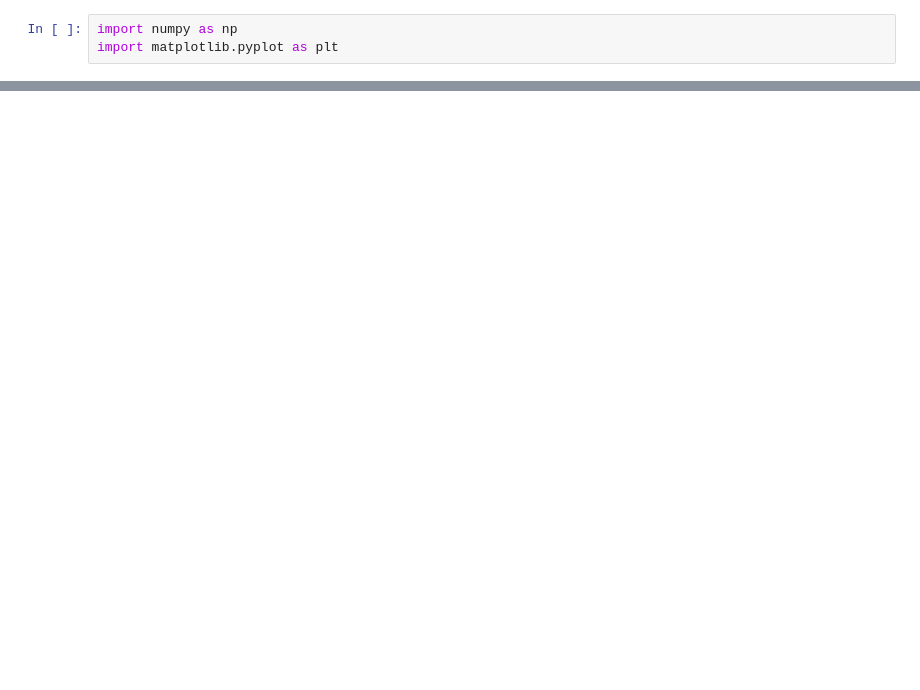
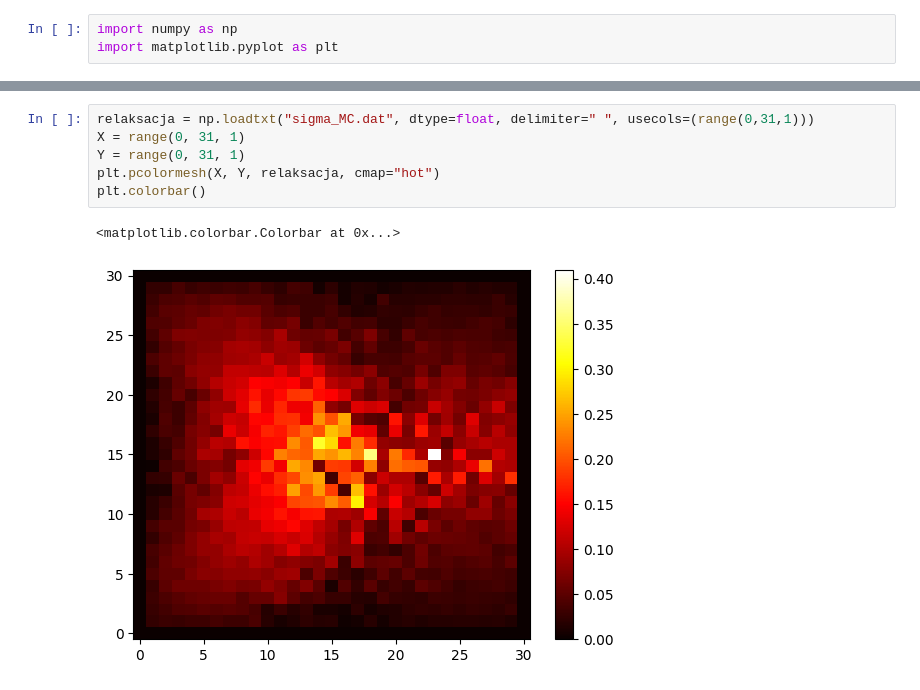
Before and after one commit to lruba939/Monte-Carlo, a Jupyter notebook: Lab 9/obrazy.ipynb, the cells around one changed output, grey strips where cells are left out. Drawn from its saved outputs; the diff is of its cells as text; blank space fills up the shorter version.

```diff
--- a/Lab 9/obrazy.ipynb
+++ b/Lab 9/obrazy.ipynb
@@ -11,0 +22,9 @@ plt.pcolormesh(X, Y, relaksacja)
+# %%
+relaksacja = np.loadtxt("sigma_MC.dat", dtype=float, delimiter=" ", usecols=(range(0,31,1)))
+X = range(0, 31, 1)
+Y = range(0, 31, 1)
+plt.pcolormesh(X, Y, relaksacja, cmap="hot")
+plt.colorbar()
+# %% [output]
+<matplotlib.colorbar.Colorbar at 0x...>
+[figure, added]
```
Also changed, not shown: parts of 4 cells of this notebook, 10 other files.
